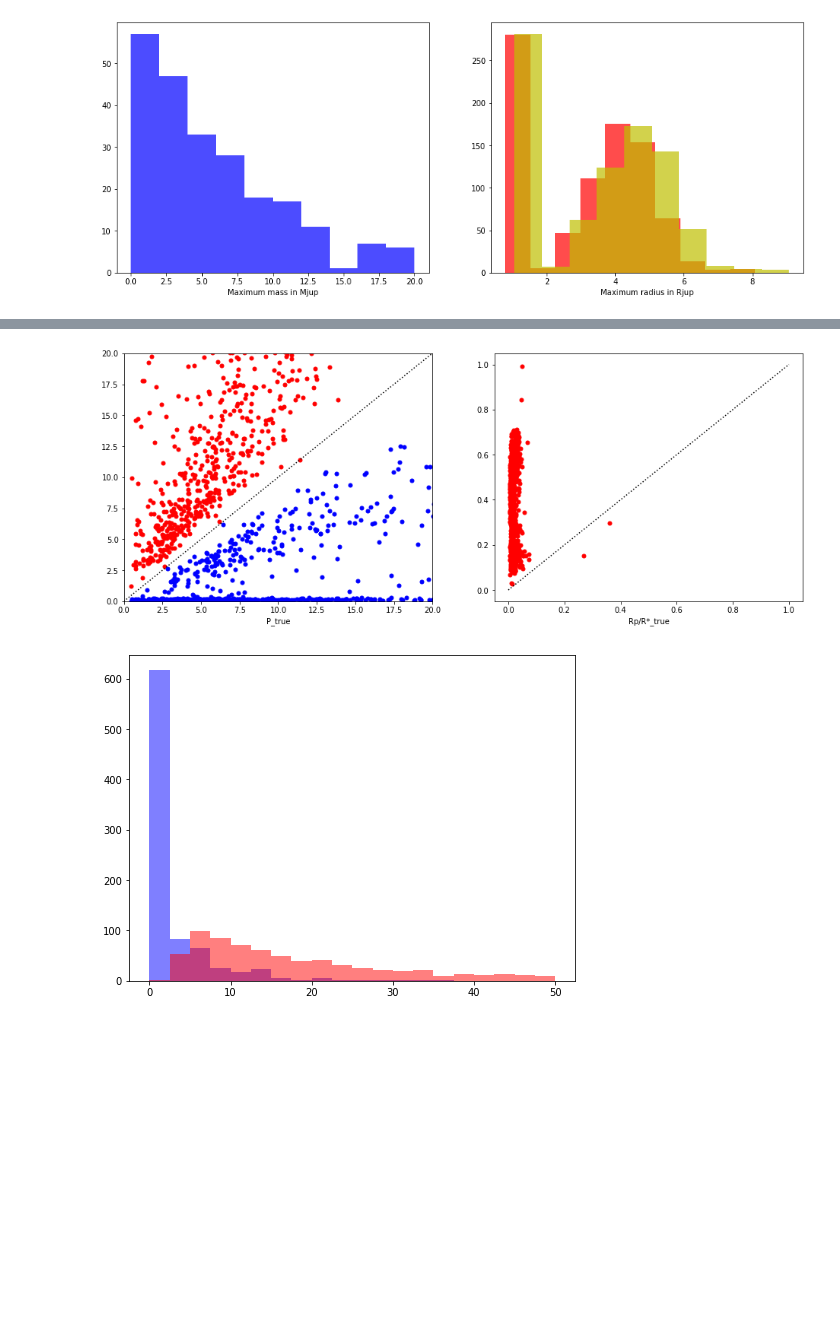
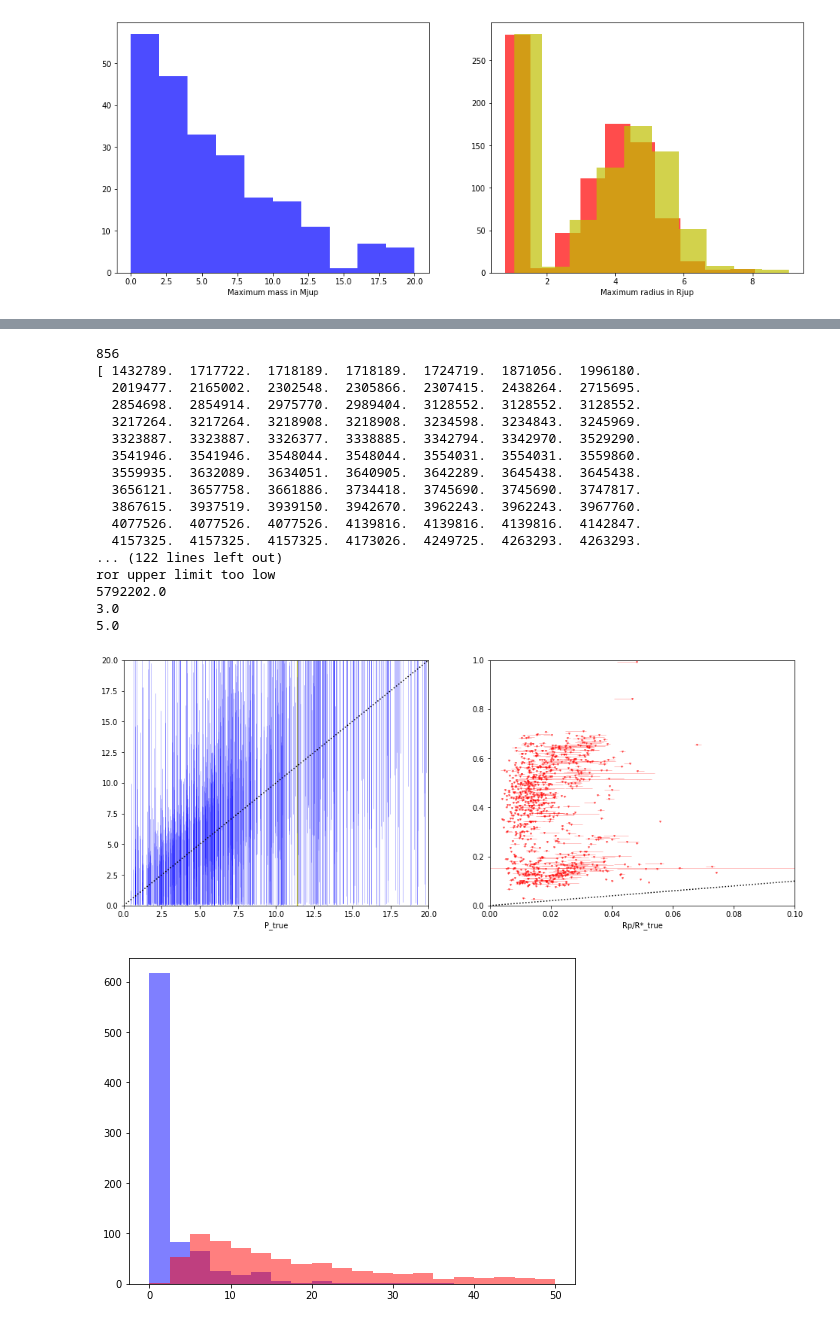
Before and after one commit to esandford/mmi-tagger, a Jupyter notebook: planettagger/constrainProperties.ipynb, the cells around one changed output, grey strips where cells are left out. Saved outputs shown, nothing was run; the diff lists cells and outputs as text; code cells hidden in the pictures; blank space fills up the shorter version.

```diff
--- a/planettagger/constrainProperties.ipynb
+++ b/planettagger/constrainProperties.ipynb
@@ -632,3 +632,19 @@ plt.show()
 # %% [output]
 (856, 14)
 [figure]
+# %%
+idxs = np.arange(len(KOIs['kepid']))
+kepids = np.array(KOIs['kepid'])
+unique_kepid = np.sort(np.unique(np.array(KOIs['kepid'])))
+print(len(unique_kepid))
+
+np.random.seed(42)
+unique_kepid_shuffle = np.random.permutation(unique_kepid)
+
+unique_kepid_70 = np.sort(unique_kepid_shuffle[:int(0.7*len(unique_kepid_shuffle))])
+unique_kepid_30 = np.sort(unique_kepid_shuffle[int(0.7*len(unique_kepid_shuffle)):])
+
+print(len(unique_kepid_70))
+print(len(unique_kepid_30))
+
+print(unique_kepid_30)
@@ -637,41 +671,90 @@ plt.show()
 
 # kepid innerPlanetIdx outerPlanetIdx amin amax Pmin Pmax mmax Rpmax Rpmax_uerr Rpmax_lerr rormax rormax_uerr rormax_lerr
 constraints = np.genfromtxt("./realPlanets_obs/realKOIs_targetConstraints.txt")
+#print(len(constraints))
+#print(constraints[:,0])
+ids_int = constraints[:,0].astype(int)
+CVmask = [id_ in unique_kepid_30 for id_ in ids_int]
+#print(CVmask)
+#print(len(constraints[CVmask]))
+
 
 fig, axes = plt.subplots(1,2,figsize=(16,6))
 for i in range(len(constraints)):
     ID = constraints[i,0]
     thisSys = KOIs[KOIs['kepid'] == ID]
     thisSys_P = np.array(thisSys['koi_period'])
     thisSys_Rp = np.array(thisSys['koi_prad'])[np.argsort(thisSys_P)]
     thisSys_ror = np.array(thisSys['koi_ror'])[np.argsort(thisSys_P)]
+    thisSys_ror_err_u = np.abs(np.array(thisSys['koi_ror_err1'])[np.argsort(thisSys_P)])
+    thisSys_ror_err_l = np.abs(np.array(thisSys['koi_ror_err2'])[np.argsort(thisSys_P)])
     thisSys_P = thisSys_P[np.argsort(thisSys_P)]
 
     innerplanetIdx = int(constraints[i,1])
 
     #axes[0].axvline(x=thisSys_P[innerplanetIdx],ymin=constraints[i,5],ymax=constraints[i,6],color='b',lw=0.5,alpha=0.5)
 
-    axes[0].plot(thisSys_P[innerplanetIdx],constraints[i,5],color='b',marker='o',ms=5)
-    axes[0].plot(thisSys_P[innerplanetIdx],constraints[i,6],color='r',marker='o',ms=5)
+    axes[0].plot(thisSys_P[innerplanetIdx]*np.ones((2)),constraints[i,5:7],color='b',marker='None',lw=0.5,alpha=0.5)
+    #axes[0].plot(thisSys_P[innerplanetIdx],constraints[i,6],color='r',marker='o',ms=5)
+
+    if constraints[i,6] < (thisSys_P[innerplanetIdx]+0.1):
+        print("P upper limit too low")
+        axes[0].axvline(thisSys_P[innerplanetIdx],color='y')
+        print(ID)
+        print(constraints[i,1])
+        print(constraints[i,2])
+        #this one is weird in the exoplanet archive...two KOIs with the same period? (K01101.01 and K01101.02)
+
+    if constraints[i,5] > (thisSys_P[innerplanetIdx]-0.1):
+        axes[0].axvline(thisSys_P[innerplanetIdx],color='c')
+        print("P lower limit too high")
+        print(ID)
+        print(constraints[i,1])
+        print(constraints[i,2])
+
 
     #axes[1].axvline(x=thisSys_ror[innerplanetIdx],ymin=constraints[i,11]-constraints[i,13],ymax=constraints[i,11]+constraints[i,12],color='r',lw=1)
 
-    axes[1].plot(thisSys_ror[innerplanetIdx],constraints[i,11]+constraints[i,12],color='r',marker='o',ms=5)
+    axes[1].errorbar(thisSys_ror[innerplanetIdx],constraints[i,11]+constraints[i,12],xerr=np.atleast_2d((thisSys_ror_err_l[innerplanetIdx],thisSys_ror_err_u[innerplanetIdx])).T,color='r',elinewidth=0.5,marker='v',ms=2,alpha=0.5)
     #axes[1].plot(thisSys_ror[innerplanetIdx],constraints[i,11]-constraints[i,13],'bo')
+
+    if constraints[i,11]+constraints[i,12] < thisSys_ror[innerplanetIdx]:
+        axes[1].axvline(thisSys_ror[innerplanetIdx],color='y')
+        print("ror upper limit too low")
+        print(ID)
+        print(constraints[i,1])
+        print(constraints[i,2])
 
     axes[0].set_xlabel("P_true")
     axes[1].set_xlabel("Rp/R*_true")
 
 axes[0].plot(np.linspace(0,200,5),np.linspace(0,200,5),'k:')
 axes[1].plot(np.linspace(0,1,5),np.linspace(0,1,5),'k:')
 
 axes[0].set_xlim(0,20)
 axes[0].set_ylim(0,20)
-#axes[1].set_xlim(0,0.1)
-#axes[1].set_ylim(0,200)
+axes[1].set_xlim(0,0.1)
+axes[1].set_ylim(0,1)
 plt.show()
 # %% [output]
+856
+[ 1432789.  1717722.  1718189.  1718189.  1724719.  1871056.  1996180.
+  2019477.  2165002.  2302548.  2305866.  2307415.  2438264.  2715695.
+  2854698.  2854914.  2975770.  2989404.  3128552.  3128552.  3128552.
+  3217264.  3217264.  3218908.  3218908.  3234598.  3234843.  3245969.
+  3323887.  3323887.  3326377.  3338885.  3342794.  3342970.  3529290.
+  3541946.  3541946.  3548044.  3548044.  3554031.  3554031.  3559860.
+  3559935.  3632089.  3634051.  3640905.  3642289.  3645438.  3645438.
+  3656121.  3657758.  3661886.  3734418.  3745690.  3745690.  3747817.
+  3867615.  3937519.  3939150.  3942670.  3962243.  3962243.  3967760.
+  4077526.  4077526.  4077526.  4139816.  4139816.  4139816.  4142847.
+  4157325.  4157325.  4157325.  4173026.  4249725.  4263293.  4263293.
+... (122 lines left out)
+ror upper limit too low
+5792202.0
+3.0
+5.0
-[figure, old version]
+[figure, new version]
 # %%
 fig = plt.figure(figsize=(8,6))
 plt.hist(constraints[:,5],bins=20,range=(0,50),color='b',alpha=0.5)
```
Also changed, not shown: parts of 6 cells of this notebook, 1 other file.
